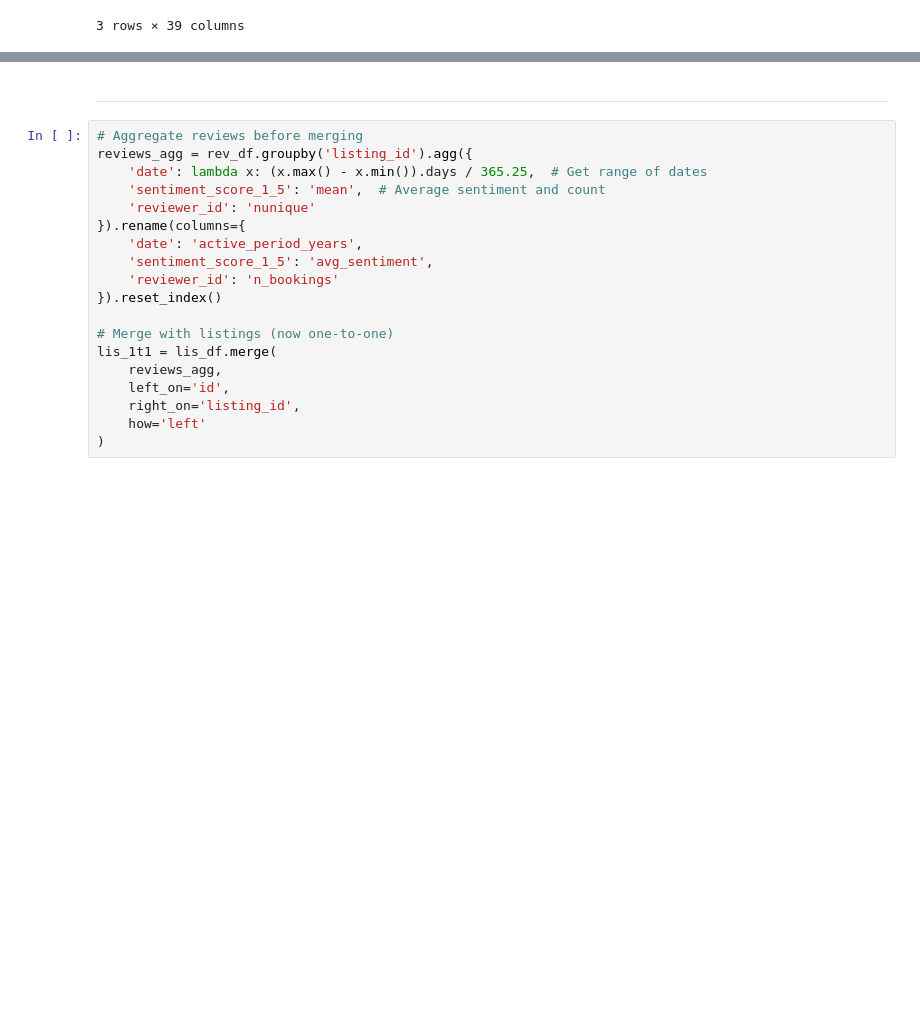
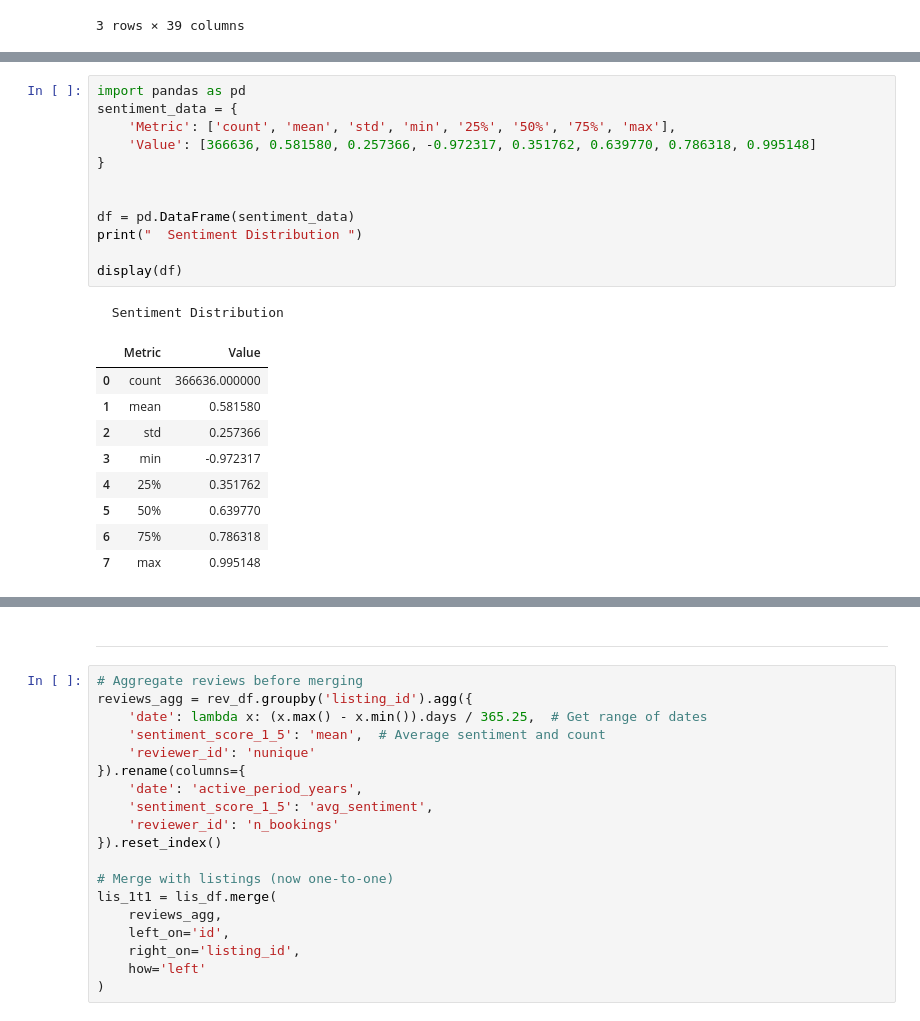
Before and after one commit to elto21ab/DMV, a Jupyter notebook: 04_advanced_data_analysis.ipynb, the cells around one changed output, grey strips where cells are left out. Saved outputs shown, nothing was run; the diff lists cells and outputs as text; blank space fills up the shorter version.

```diff
--- a/04_advanced_data_analysis.ipynb
+++ b/04_advanced_data_analysis.ipynb
@@ -37,0 +185,23 @@ None
+# %%
+import pandas as pd
+sentiment_data = {
+    'Metric': ['count', 'mean', 'std', 'min', '25%', '50%', '75%', 'max'],
+    'Value': [366636, 0.581580, 0.257366, -0.972317, 0.351762, 0.639770, 0.786318, 0.995148]
+}
+
+
+df = pd.DataFrame(sentiment_data)
+print("  Sentiment Distribution ")
+
+display(df)
+# %% [output]
+  Sentiment Distribution
+|  | Metric | Value |
+| 0 | count | 366636.000000 |
+| 1 | mean | 0.581580 |
+| 2 | std | 0.257366 |
+| 3 | min | -0.972317 |
+| 4 | 25% | 0.351762 |
+| 5 | 50% | 0.639770 |
+| 6 | 75% | 0.786318 |
+| 7 | max | 0.995148 |
```
Also changed, not shown: parts of 8 cells of this notebook, 8 other files.
